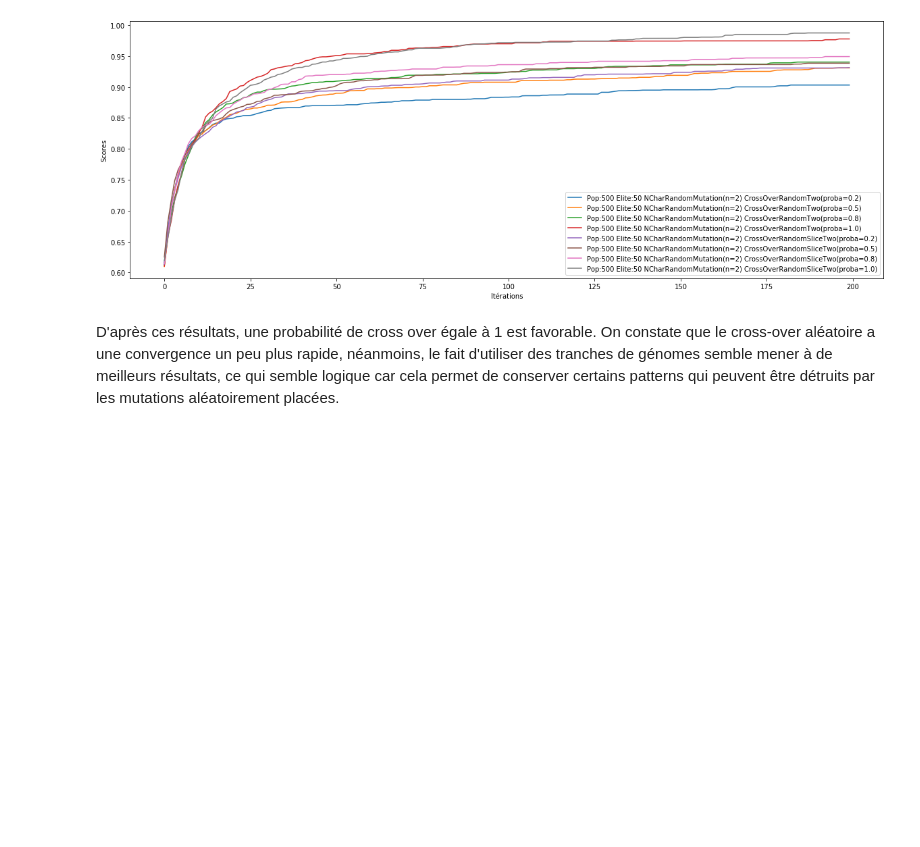
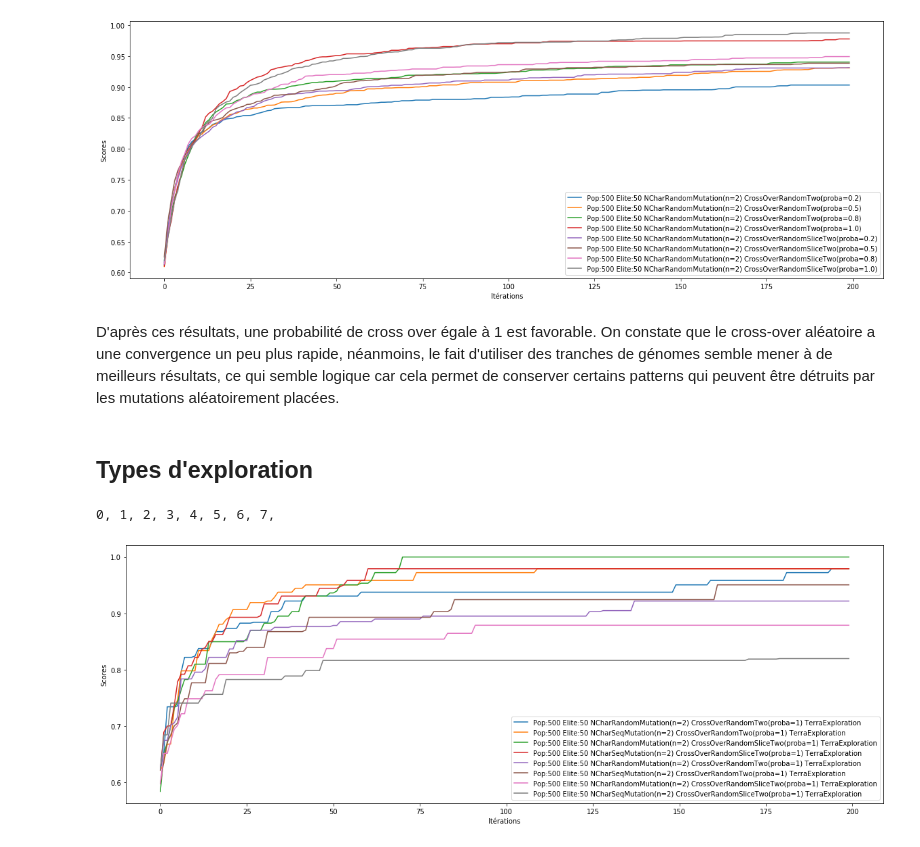
Before and after one commit to pierreelliott/genetic_algorithms, a Jupyter notebook: TP Genetic Algorithm.ipynb, the cells around one changed output. Drawn from its saved outputs; the diff is of its cells as text; code cells hidden in the pictures; blank space fills up the shorter version.

Commit message:
Comparing explorations
Need to be run with 15 repeats !

```diff
--- a/TP Genetic Algorithm.ipynb
+++ b/TP Genetic Algorithm.ipynb
@@ -125,9 +125,17 @@ def stats(configs, nb_repeats):
         print(i, end=', ')
         repeats = []
         for i in range(nb_repeats):
-            exploration = SimpleExploration(conf['cross_over'],
-                                            conf['mutation'],
-                                            elite_size=conf['elite_size'])
+            if 'exploration' in conf and conf['exploration'] == 'Terra':
+                exploration = TerraExploration(conf['cross_over'],
+                                                conf['mutation'],
+                                                elite_size=conf['elite_size'],
+                                                pop_size=conf['population_size'],
+                                                continents=conf['continents'],
+                                                reunion=conf['reunion'])
+            else:
+                exploration = SimpleExploration(conf['cross_over'],
+                                                conf['mutation'],
+                                                elite_size=conf['elite_size'])
             population = Population(conf['population_size'], exploration=exploration)
             _, bests, _ = evolve_population(population, max_epochs=conf['epochs'], show_progress=False, show_if_found=False)
             repeats.append(bests)
@@ -143,6 +151,8 @@ def stats(configs, nb_repeats):
     for i, l in enumerate(to_plot):
         c = configs[i]
         label = f"Pop:{c['population_size']} Elite:{c['elite_size']} {str(type(c['mutation'])).split('.')[-1][:-2]}(n={c['mutation'].n}) {str(type(c['cross_over'])).split('.')[-1][:-2]}(proba={c['cross_over'].prob})"
+        if 'exploration' in conf:
+            label += ' ' + conf['exploration'] + 'Exploration'
         plt.plot(l, label=label)
     plt.xlabel('Itérations')
     plt.ylabel('Scores')
@@ -262,3 +272,27 @@ stats(configs, nb_repeats=15)
 [figure]
 # %% [markdown]
 D'après ces résultats, une probabilité de cross over égale à 1 est favorable. On constate que le cross-over aléatoire a une convergence un peu plus rapide, néanmoins, le fait d'utiliser des tranches de génomes semble mener à de meilleurs résultats, ce qui semble logique car cela permet de conserver certains patterns qui peuvent être détruits par les mutations aléatoirement placées.
+# %% [markdown]
+## Types d'exploration
+# %%
+configs = []
+mutations_types = [NCharRandomMutation, NCharSeqMutation]
+co_types = [CrossOverRandomTwo, CrossOverRandomSliceTwo]
+explorations = ['Simple', 'Terra']
+for explo in explorations:
+    for cot in co_types:
+        for mt in mutations_types:
+            configs.append({
+                'population_size': 500,
+                'elite_size': 50,
+                'epochs': 200,
+                'mutation': mt(n=2),
+                'cross_over': cot(1),
+                'exploration': explo,
+                'continents': (0.1, 0.2, 0.15, 0.25, 0.1, 0.2),
+                'reunion': 50,
+            })
+stats(configs, nb_repeats=1)
+# %% [output]
+0, 1, 2, 3, 4, 5, 6, 7,
+[figure, added]
```
Also changed, not shown: parts of 1 cell of this notebook.
